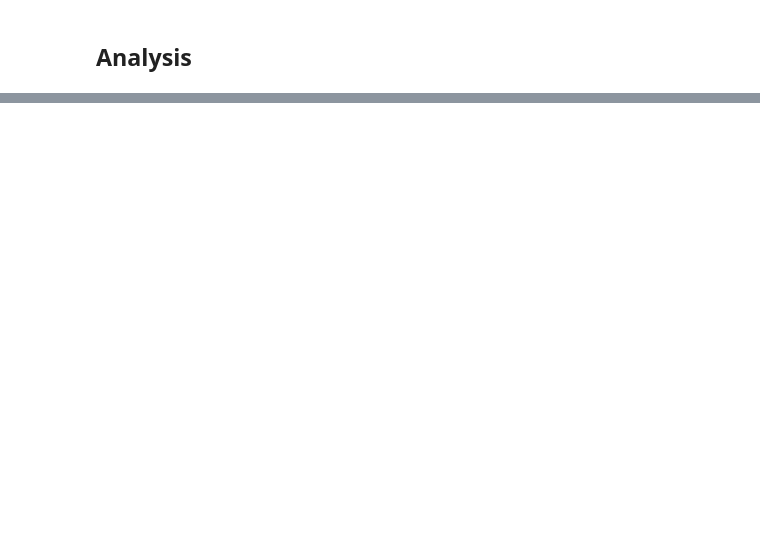
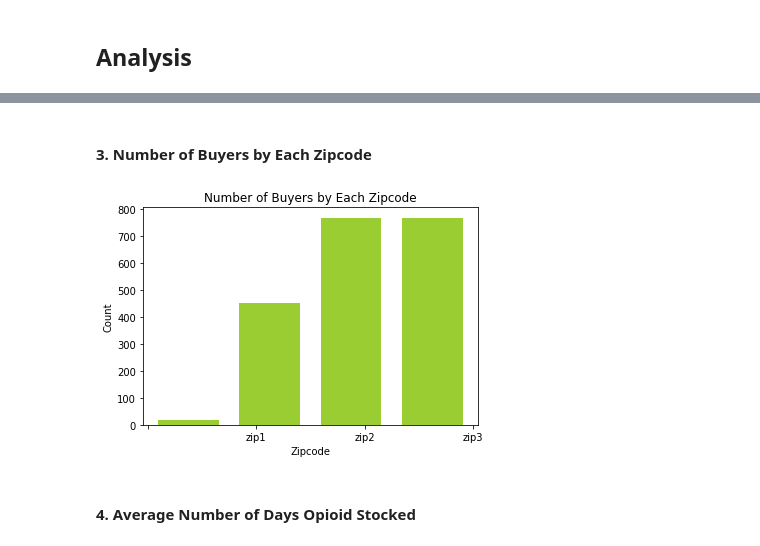
Before and after one commit to bigdata-i523/hid212, a Jupyter notebook: project/blockchain.ipynb, the cells around one changed output, grey strips where cells are left out. Cells and saved outputs as stored; diff of their text form; code cells hidden in the pictures; blank space fills up the shorter version.

```diff
--- a/project/blockchain.ipynb
+++ b/project/blockchain.ipynb
@@ -302,0 +322,13 @@ Name: 1011, dtype: object
+# %% [markdown]
+#### 3. Number of Buyers by Each Zipcode
+# %%
+plt.hist(supply_chain_data.zipcode,bins = 4, rwidth = 0.75,color = "yellowgreen")
+plt.title('Number of Buyers by Each Zipcode')
+plt.xlabel('Zipcode')
+plt.ylabel('Count')
+plt.savefig('./images/zipcode_hist.png')
+plt.show()
+# %% [output]
+[figure, added]
+# %% [markdown]
+#### 4. Average Number of Days Opioid Stocked
```
Also changed, not shown: parts of 15 cells of this notebook, 1 other file.
